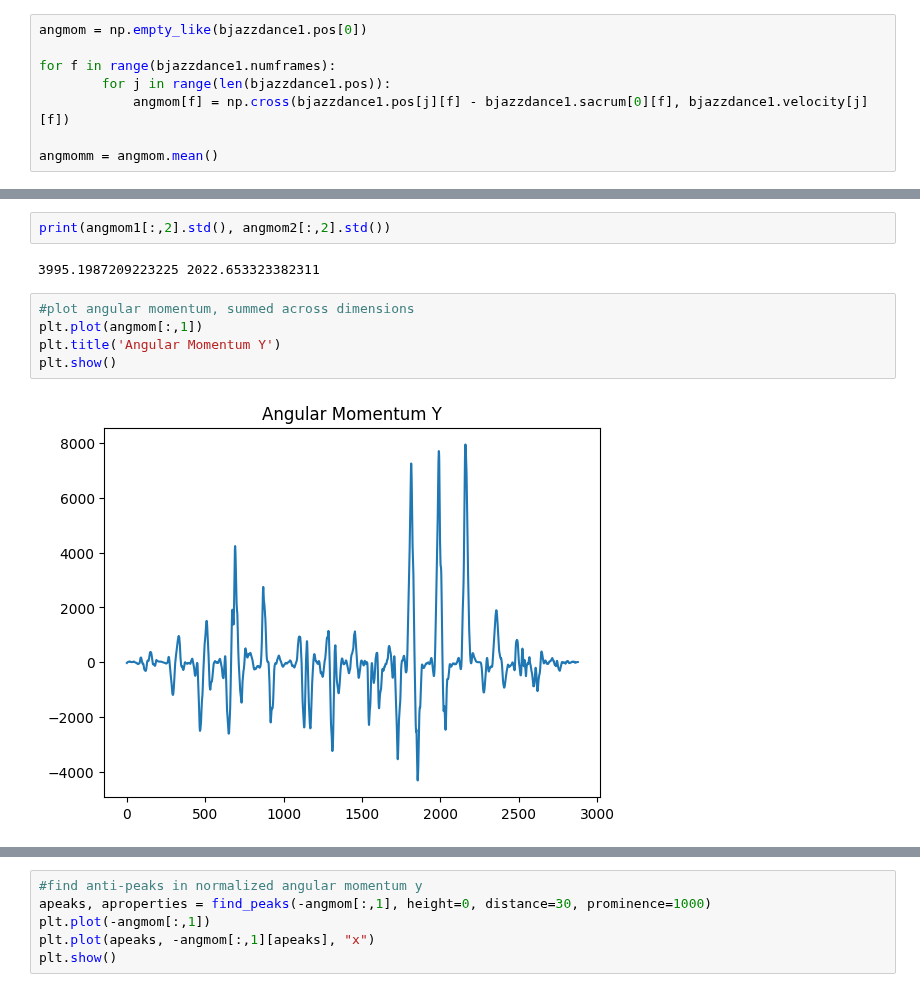
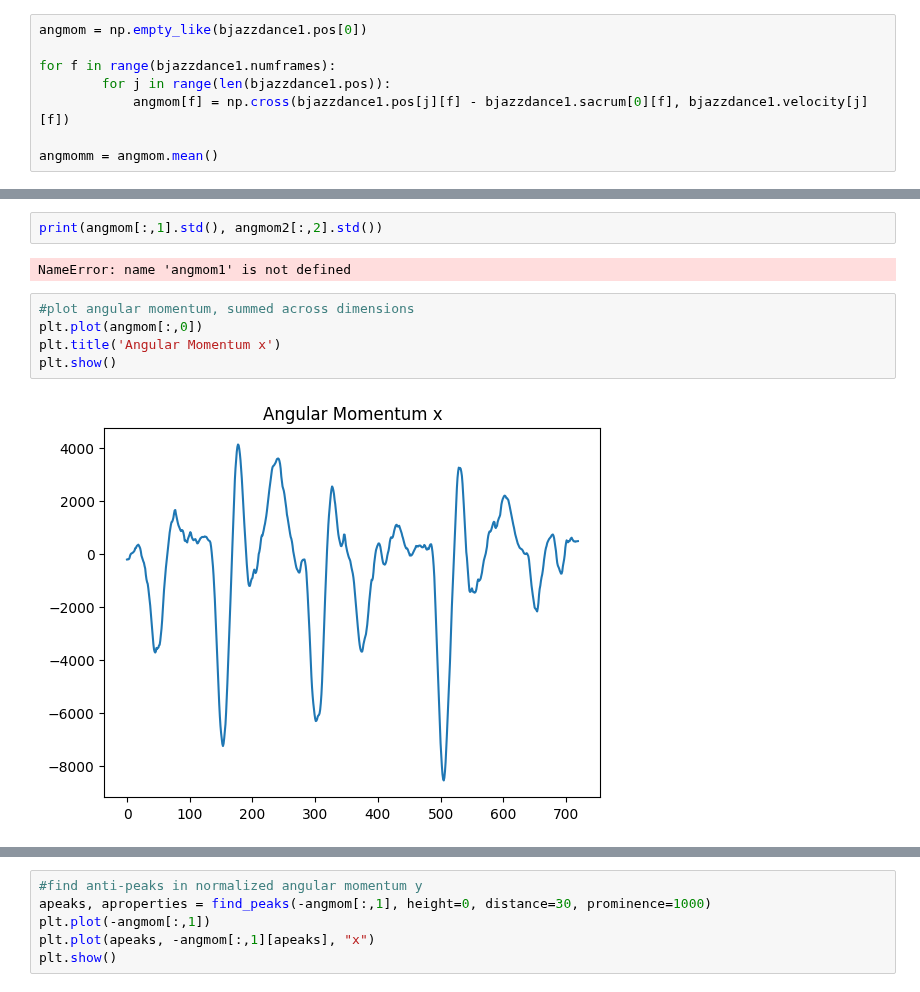
Before and after one commit to tBenBaker/MovementClassifier, a Jupyter notebook: DanceProj1/notebooks/scratch_feature_explore.ipynb, the cells around one changed output, grey strips where cells are left out. Drawn from its saved outputs; the diff is of its cells as text.

```diff
--- a/DanceProj1/notebooks/scratch_feature_explore.ipynb
+++ b/DanceProj1/notebooks/scratch_feature_explore.ipynb
@@ -95,14 +103,14 @@ angmomm = angmom.mean()
 # %%
-print(angmom1[:,2].std(), angmom2[:,2].std())
+print(angmom[:,1].std(), angmom2[:,2].std())
 # %% [output]
-3995.1987209223225 2022.653323382311
+NameError: name 'angmom1' is not defined
 # %%
 #plot angular momentum, summed across dimensions
-plt.plot(angmom[:,1])
-plt.title('Angular Momentum Y')
+plt.plot(angmom[:,0])
+plt.title('Angular Momentum x')
 plt.show()
 # %% [output]
-[figure, old version]
+[figure, new version]
 # %%
 #find peaks in normalized angular momentum y
 peaks, properties = find_peaks(angmom[:,1], height=0, distance=30, prominence=1000)
```
Also changed, not shown: parts of 3 cells of this notebook, 10 other files.
